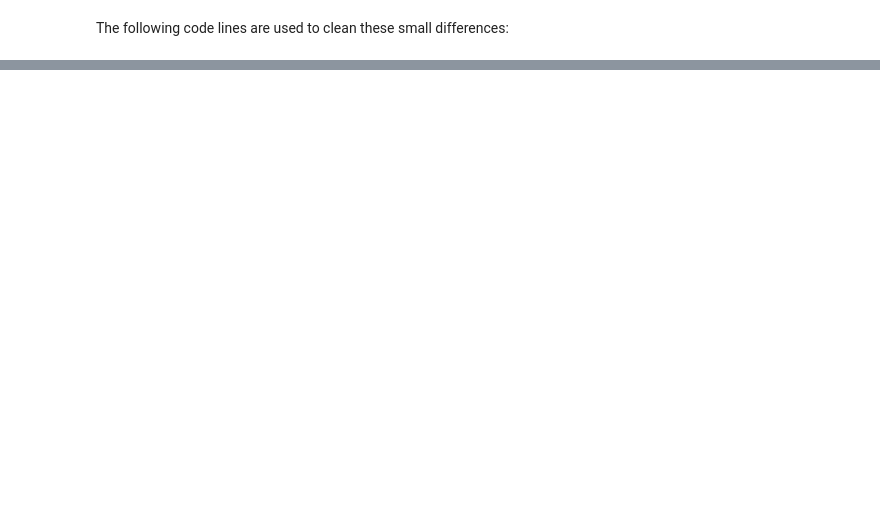
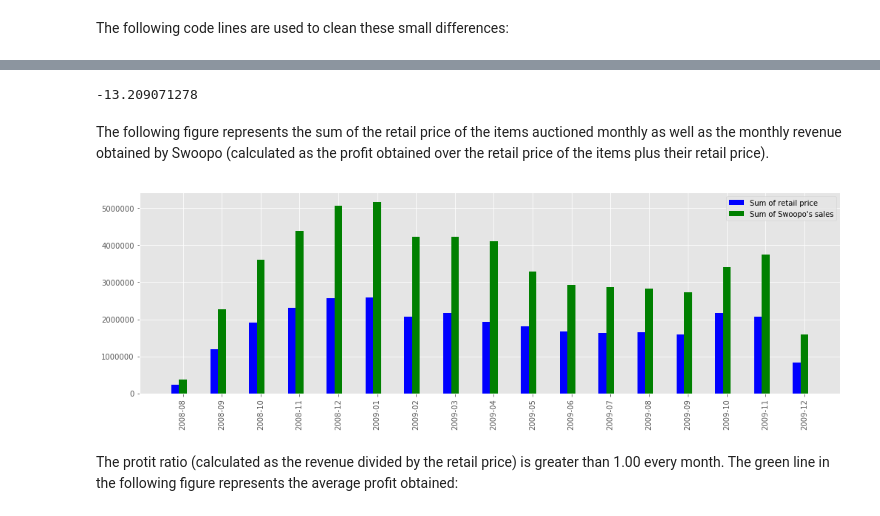
Before and after one commit to sergio-valmorisco-sierra/tfm_data_science_sergio_valmorisco_sierra, a Jupyter notebook: Estadisticas.ipynb, the cells around one changed output, grey strips where cells are left out. Saved outputs shown, nothing was run; the diff lists cells and outputs as text; code cells hidden in the pictures; blank space fills up the shorter version.

```diff
--- a/Estadisticas.ipynb
+++ b/Estadisticas.ipynb
@@ -297,0 +516,27 @@ len(outcomesDf['winner'].unique())
+# %%
+print(meanYearlyIncreaseSwoopoProfit*100)
+# %% [output]
+-13.209071278
+# %% [markdown]
+The following figure represents the sum of the retail price of the items auctioned monthly as well as the monthly revenue obtained by Swoopo (calculated as the profit obtained over the retail price of the items plus their retail price).
+# %%
+f = lambda x: str(x.year) + '-' + '{0:02d}'.format(x.month)
+
+sumRetailGroup = outcomesDf.groupby(outcomesDf['endtime_str'].apply(f))['retail'].sum()
+swoopoProfitGroup = outcomesDf.groupby(outcomesDf['endtime_str'].apply(f))['swoopo_profit'].sum()
+
+X=sumRetailGroup.index
+Y=sumRetailGroup.values
+Y2 = swoopoProfitGroup.values
+bar_width = 0.20
+
+plt.figure(figsize=(17,5))
+p1=plt.bar(np.arange(len(Y)),Y, bar_width,color='b')
+p2=plt.bar(np.arange(len(Y2))+bar_width,Y2+Y,bar_width, color='g')
+plt.xticks(np.arange(len(X)) + bar_width, X,rotation='vertical')
+plt.legend((p1,p2),('Sum of retail price', 'Sum of Swoopo\'s sales'))
+plt.show()
+# %% [output]
+[figure, added]
+# %% [markdown]
+The protit ratio (calculated as the revenue divided by the retail price) is greater than 1.00 every month. The green line in the following figure represents the average profit obtained:
```
Also changed, not shown: parts of 86 cells of this notebook.
